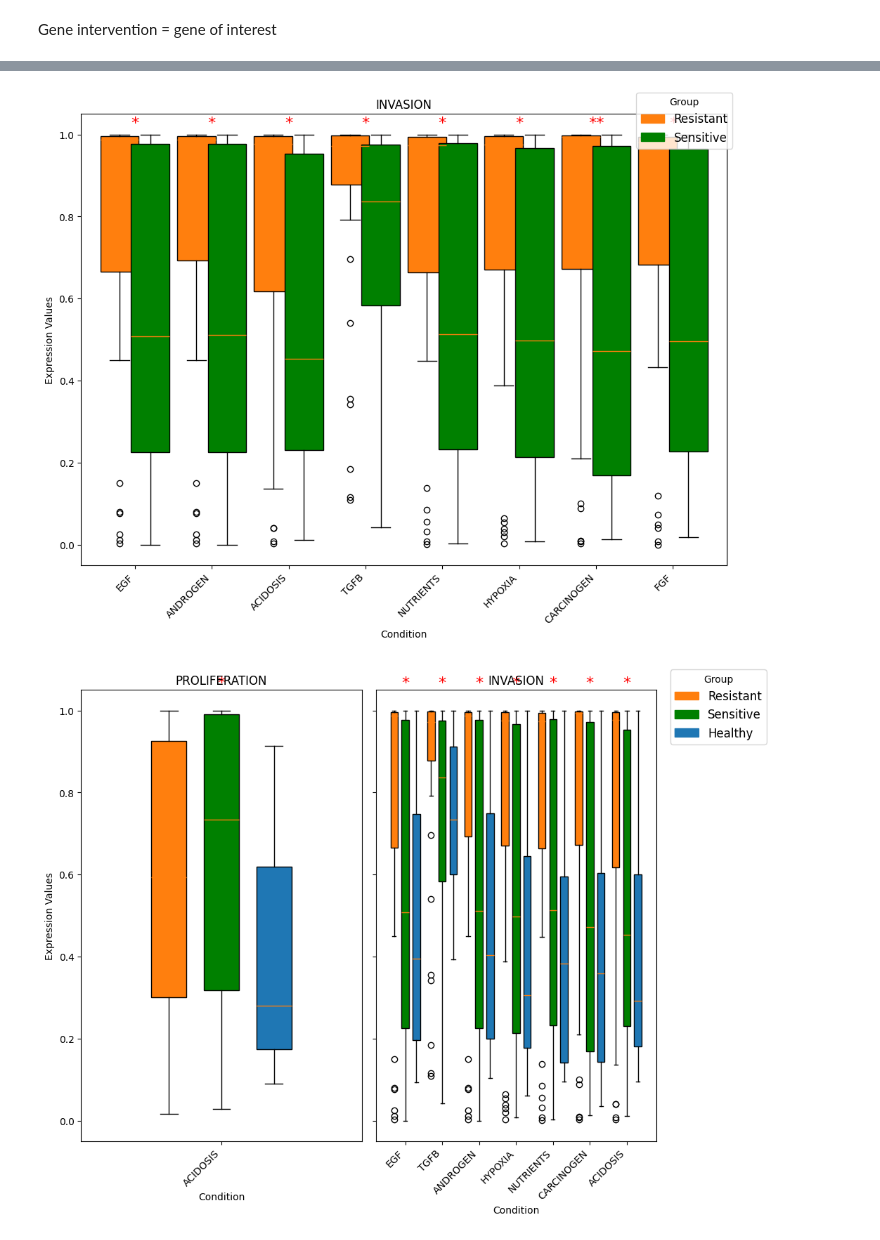
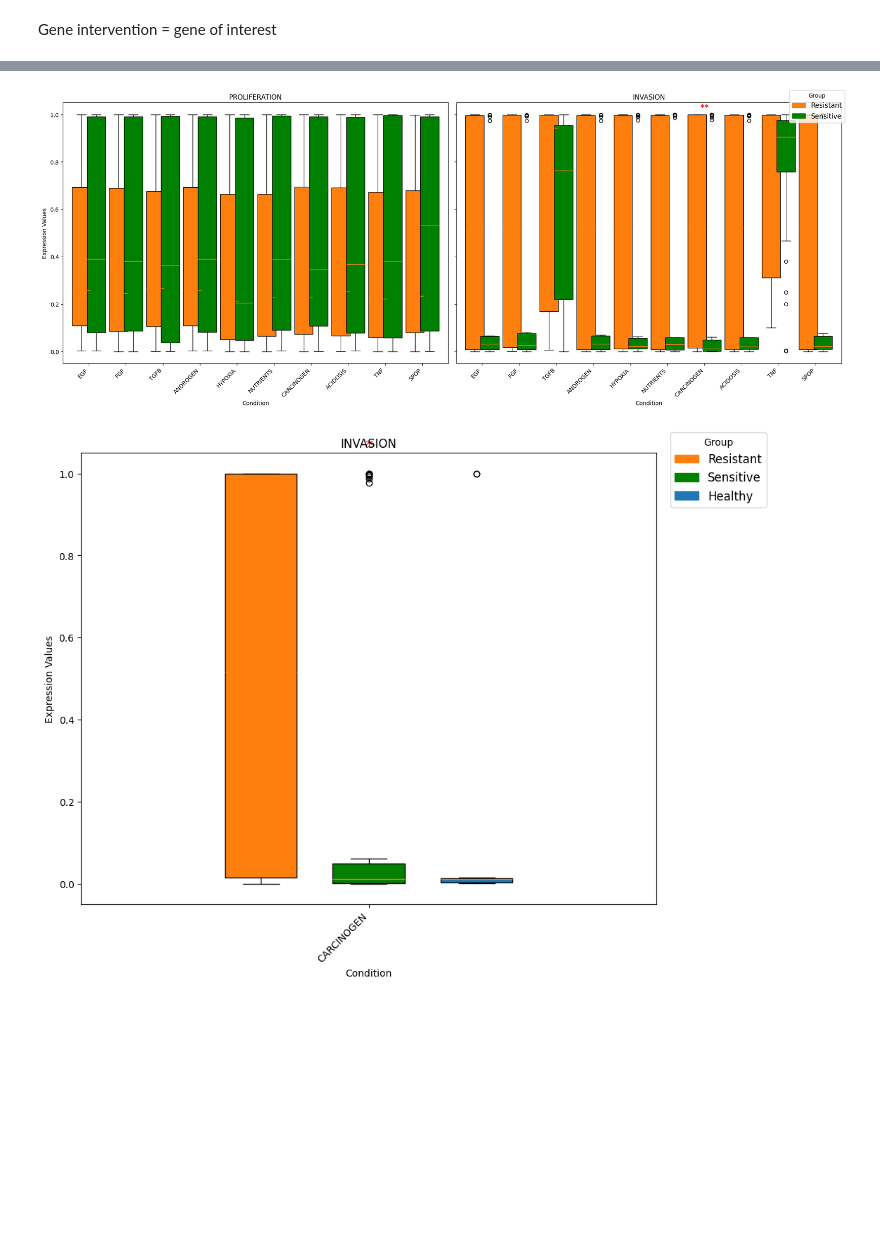
Before and after one commit to romane-gauthierj/Attractor-Resistance, a Jupyter notebook: pipeline_3.ipynb, the cells around one changed output, grey strips where cells are left out. Drawn from its saved outputs; the diff is of its cells as text; code cells hidden in the pictures; blank space fills up the shorter version.

```diff
--- a/pipeline_3.ipynb
+++ b/pipeline_3.ipynb
@@ -57,7 +52,7 @@ phenotypes_list = ['PROLIFERATION', 'DNA_REPAIR', 'INVASION', 'APOPTOSIS', 'MIGR
 # genes_to_test = ['FOXA1', 'BIRC5', 'BCL2', 'MDM2', 'E2F1']
 
 
-genes_to_test = ['BCL2'] # gene that encode Beta catenin
+genes_to_test = ['CCND1', 'CTNNB1'] # gene that encode cyclin D
 number_patients = 35
 
 genetic_intervention = 'KO'
@@ -95,7 +89,7 @@ patients_categ = ['resistant', 'sensitive', 'healthy']
 inputs_list = ['EGF', 'FGF', 'TGFB', 'ANDROGEN', 'HYPOXIA', 'NUTRIENTS', 'CARCINOGEN', 'ACIDOSIS', 'TNF', 'SPOP']
 
 # models outputs
-phenotype_interest = ["PROLIFERATION","INVASION","DNA_REPAIR","APOPTOSIS"]
+phenotype_interest = ["PROLIFERATION","INVASION"]
 
 
 
@@ -255,10 +249,10 @@ No .bnd file found for patient: SIDM00767
 # %%
 # for each input ON at a time
-nb_patients_required = downstream_analysis(folder_results,folder_models, drug_interest, top_resistant_ids, top_sensitive_ids, top_healthy_ids, patients_categ, inputs_list, phenotype_interest, annotations_models, intervention_gene = 'EGFR', list_active_inputs = None
+downstream_analysis(folder_results,folder_models, drug_interest, top_resistant_ids, top_sensitive_ids, top_healthy_ids, patients_categ, inputs_list, phenotype_interest, annotations_models, intervention_gene = genes_to_test, list_active_inputs = None
 )
 # %% [output]
-[figure, old version]
+[figure, new version]
-[figure, old version]
+[figure, new version]
 You are setting values through chained assignment. Currently this works in certain cases, but when using Copy-on-Write (which will become the default behaviour in pandas 3.0) this will never work to u ...
 A typical example is when you are setting values in a column of a DataFrame, like:
 
```
Also changed, not shown: parts of 23 cells of this notebook, 12 other files.
